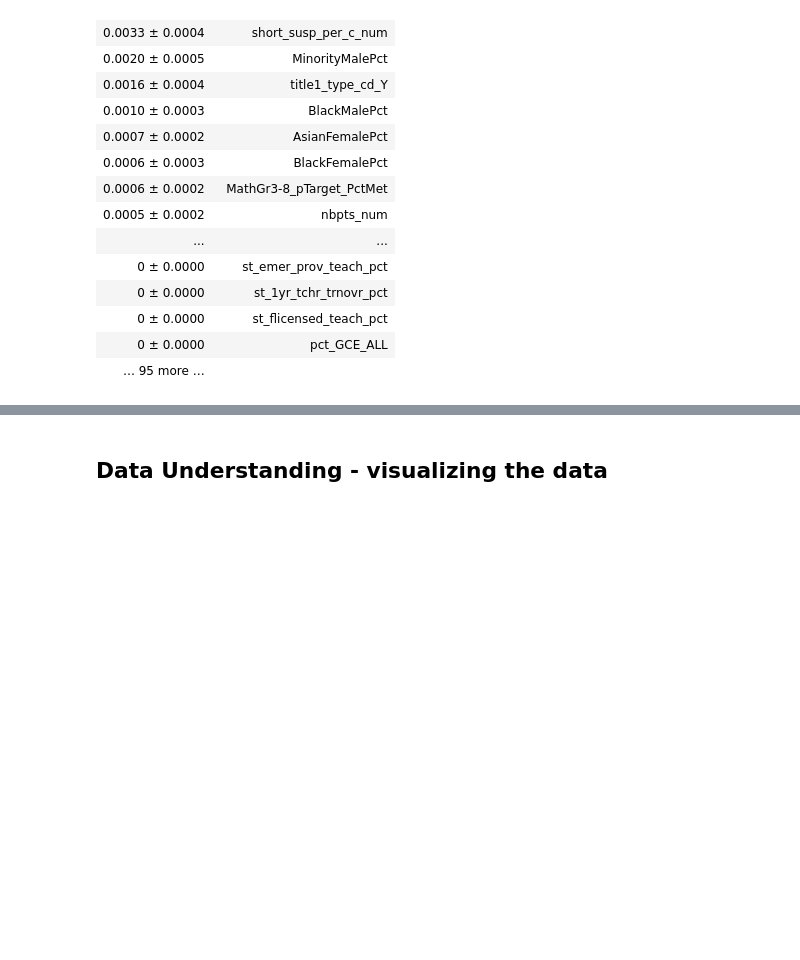
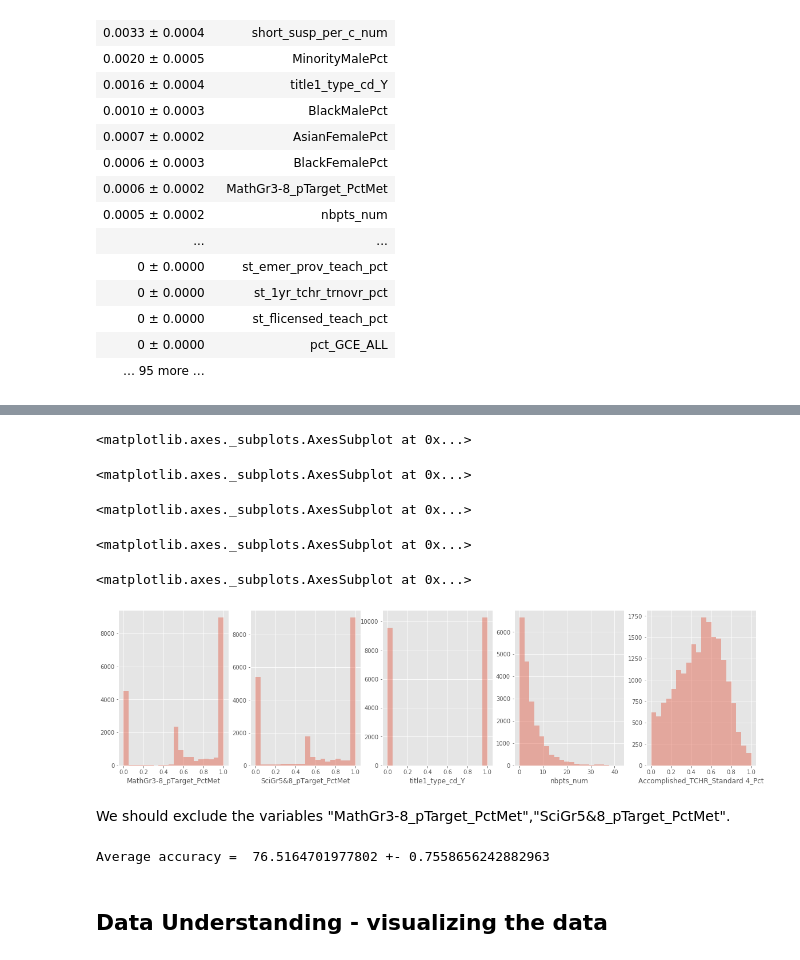
Before and after one commit to fredpoon/ds_7331_jyrf_eda, a Jupyter notebook: grp4_lab3_jyrf.ipynb, the cells around one changed output, grey strips where cells are left out. Saved outputs shown, nothing was run; the diff lists cells and outputs as text; code cells hidden in the pictures; blank space fills up the shorter version.

```diff
--- a/grp4_lab3_jyrf.ipynb
+++ b/grp4_lab3_jyrf.ipynb
@@ -200,2 +367,30 @@ NameError: name 'schoolData_X' is not defined
+# %%
+f, ax = plt.subplots(1,5,figsize=(20, 5))
+sns.distplot(schoolData_X["MathGr3-8_pTarget_PctMet"], bins=20, kde=False, ax=ax[0])
+sns.distplot(schoolData_X["SciGr5&8_pTarget_PctMet"], bins=20, kde=False, ax=ax[1])
+sns.distplot(schoolData_X["title1_type_cd_Y"], bins=20, kde=False, ax=ax[2])
+sns.distplot(schoolData_X["nbpts_num"], bins=20, kde=False, ax=ax[3])
+sns.distplot(schoolData_X["Accomplished_TCHR_Standard 4_Pct"], bins=20, kde=False, ax=ax[4])
+plt.show()
+# %% [output]
+<matplotlib.axes._subplots.AxesSubplot at 0x...>
+<matplotlib.axes._subplots.AxesSubplot at 0x...>
+<matplotlib.axes._subplots.AxesSubplot at 0x...>
+<matplotlib.axes._subplots.AxesSubplot at 0x...>
+<matplotlib.axes._subplots.AxesSubplot at 0x...>
+[figure, added]
+# %% [markdown]
+We should exclude the variables "MathGr3-8_pTarget_PctMet","SciGr5&8_pTarget_PctMet".
+# %%
+schoolData_X_sub = schoolData_X[['short_susp_per_c_num','avg_daily_attend_pct','BlackMalePct','HispanicMalePct','pct_GCE_ALL','lea_flicensed_teach_pct','TotalTargets_pTarget_PctMet','nbpts_num' ]]
+X = schoolData_X_sub
+
+clf = RandomForestClassifier(n_estimators=150,random_state=1)
+
+acc = cross_val_score(clf,X,y=y,cv=cv)
+
+print ("Average accuracy = ", acc.mean()*100, "+-", acc.std()*100)
+# %% [output]
+Average accuracy =  76.5164701977802 +- 0.7558656242882963
 # %% [markdown]
 ## Data Understanding - visualizing the data <a name="data-understanding-2"></a>
```
Also changed, not shown: parts of 27 cells of this notebook.
